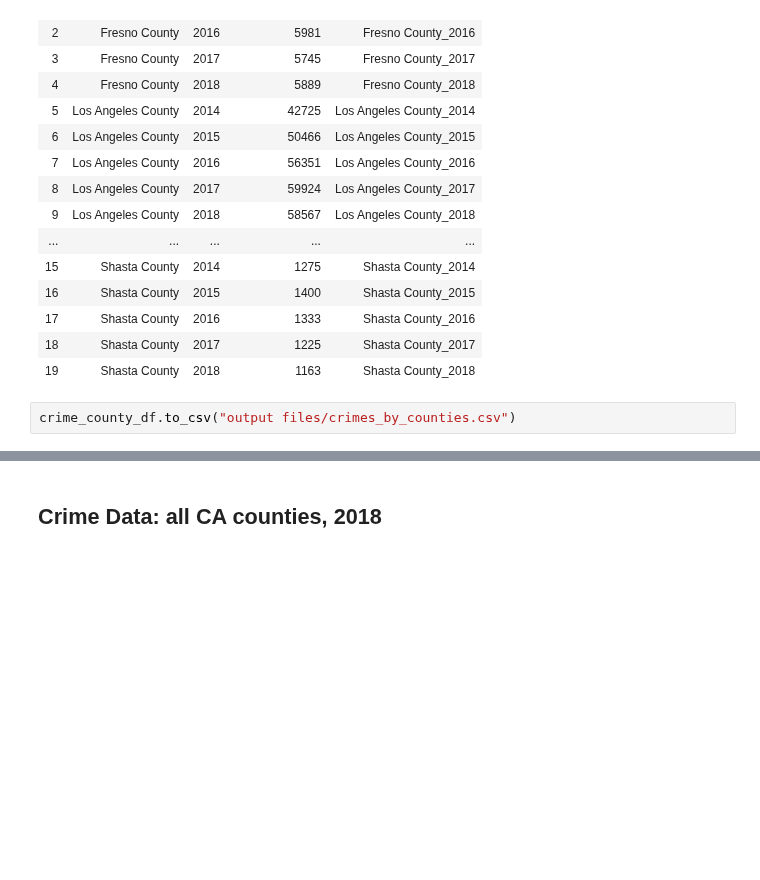
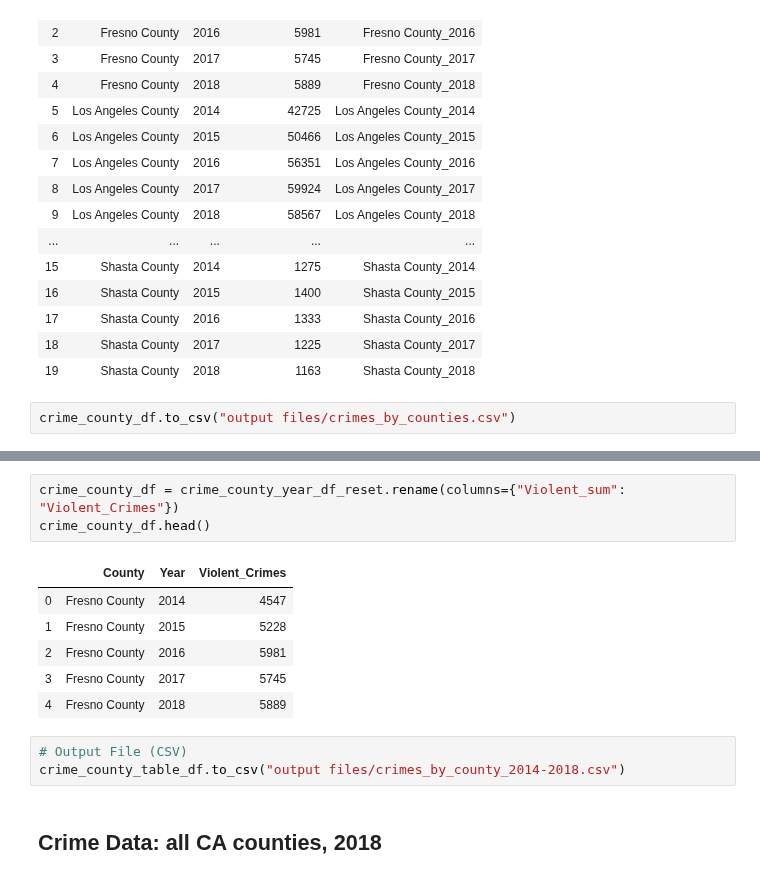
Before and after one commit to TrevorLovesMommy/Real-Estate-Project, a Jupyter notebook: Real Estate Data Cleaning.ipynb, the cells around one changed output, grey strips where cells are left out. Cells and saved outputs as stored; diff of their text form; blank space fills up the shorter version.

```diff
--- a/Real Estate Data Cleaning.ipynb
+++ b/Real Estate Data Cleaning.ipynb
@@ -494,3 +561,16 @@ crime_county_df.to_csv("output files/crimes_by_counties.csv")
+# %%
+crime_county_df = crime_county_year_df_reset.rename(columns={"Violent_sum": "Violent_Crimes"})
+crime_county_df.head()
+# %% [output]
+|  | County | Year | Violent_Crimes |
+| 0 | Fresno County | 2014 | 4547 |
+| 1 | Fresno County | 2015 | 5228 |
+| 2 | Fresno County | 2016 | 5981 |
+| 3 | Fresno County | 2017 | 5745 |
+| 4 | Fresno County | 2018 | 5889 |
+# %%
+# Output File (CSV)
+crime_county_table_df.to_csv("output files/crimes_by_county_2014-2018.csv")
 # %% [markdown]
 ## Crime Data:  all CA counties, 2018
 # %%
```
Also changed, not shown: parts of 8 cells of this notebook, 11 other files.
